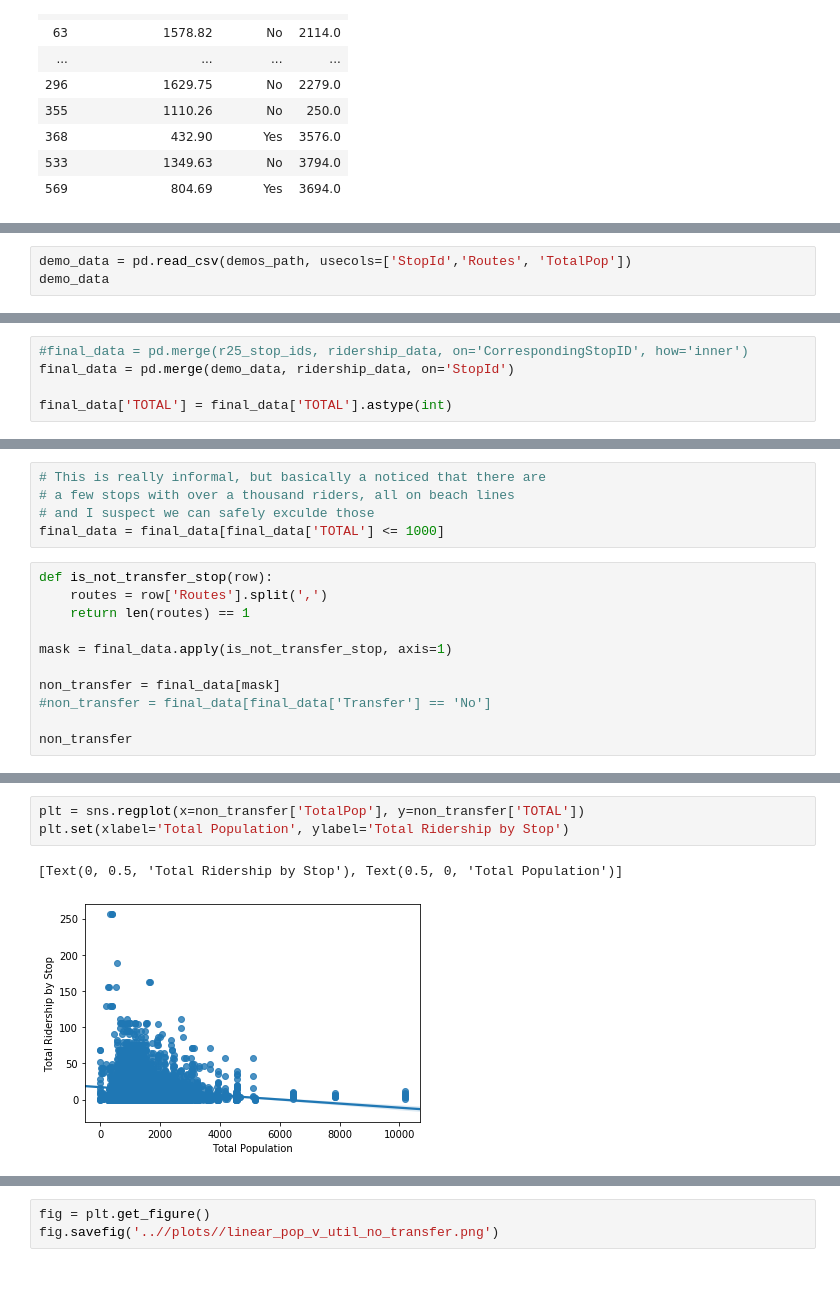
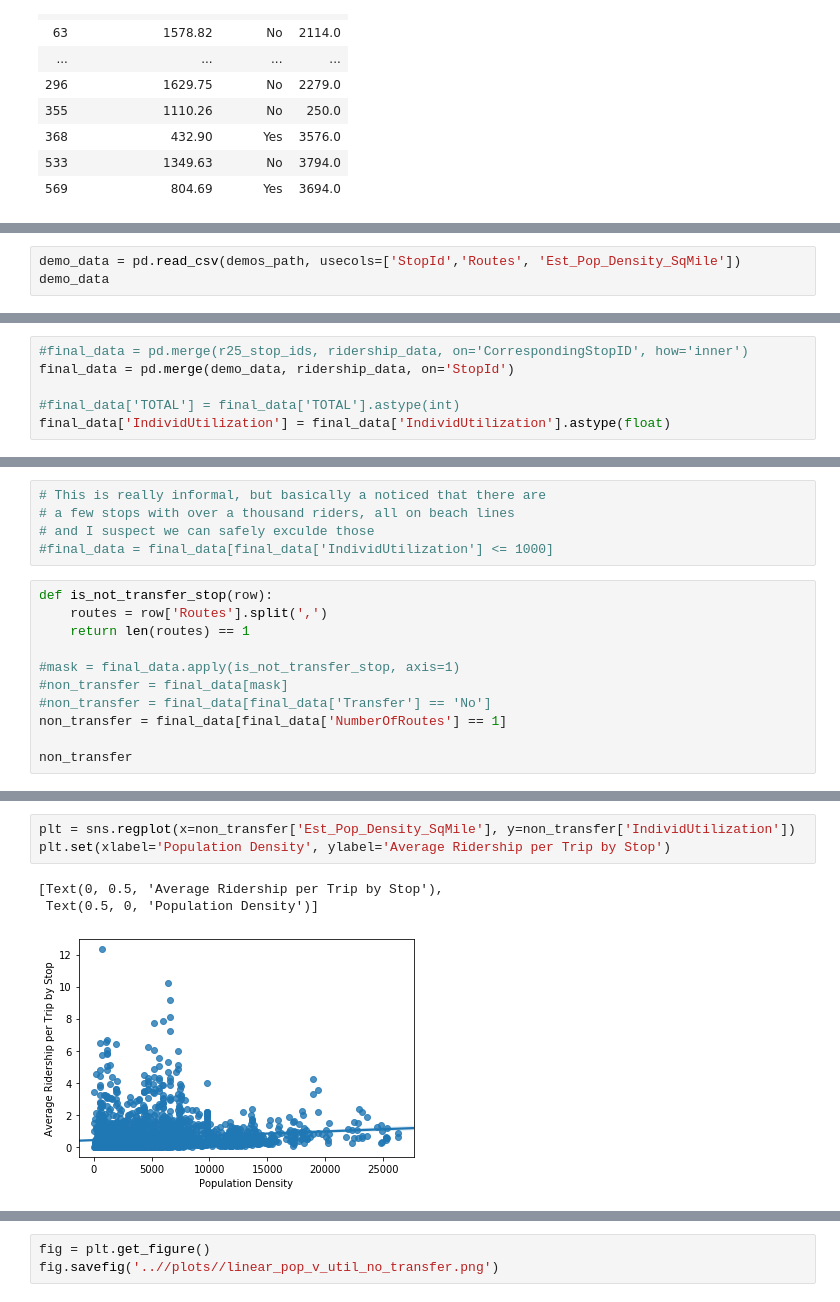
Before and after one commit to joy-kitson/bus-routes, a Jupyter notebook: src/util_v_pop_plot.ipynb, the cells around one changed output, grey strips where cells are left out. Cells and saved outputs as stored; diff of their text form.

Commit message:
switched to using average utilisation per trip

```diff
--- a/src/util_v_pop_plot.ipynb
+++ b/src/util_v_pop_plot.ipynb
@@ -51,4 +51,4 @@ ridership_data
 # %%
-demo_data = pd.read_csv(demos_path, usecols=['StopId','Routes', 'TotalPop'])
+demo_data = pd.read_csv(demos_path, usecols=['StopId','Routes', 'Est_Pop_Density_SqMile'])
 demo_data
 # %% [output]
@@ -69,7 +69,8 @@ demo_data
 #final_data = pd.merge(r25_stop_ids, ridership_data, on='CorrespondingStopID', how='inner')
 final_data = pd.merge(demo_data, ridership_data, on='StopId')
 
-final_data['TOTAL'] = final_data['TOTAL'].astype(int)
+#final_data['TOTAL'] = final_data['TOTAL'].astype(int)
+final_data['IndividUtilization'] = final_data['IndividUtilization'].astype(float)
 # %%
 final_data
 # %% [output]
@@ -90,16 +91,16 @@ final_data
 # This is really informal, but basically a noticed that there are
 # a few stops with over a thousand riders, all on beach lines
 # and I suspect we can safely exculde those
-final_data = final_data[final_data['TOTAL'] <= 1000]
+#final_data = final_data[final_data['IndividUtilization'] <= 1000]
 # %%
 def is_not_transfer_stop(row):
     routes = row['Routes'].split(',')
     return len(routes) == 1
 
-mask = final_data.apply(is_not_transfer_stop, axis=1)
-
-non_transfer = final_data[mask]
+#mask = final_data.apply(is_not_transfer_stop, axis=1)
+#non_transfer = final_data[mask]
 #non_transfer = final_data[final_data['Transfer'] == 'No']
+non_transfer = final_data[final_data['NumberOfRoutes'] == 1]
 
 non_transfer
 # %% [output]
@@ -119,7 +120,8 @@ non_transfer
 # %%
-plt = sns.regplot(x=non_transfer['TotalPop'], y=non_transfer['TOTAL'])
-plt.set(xlabel='Total Population', ylabel='Total Ridership by Stop')
+plt = sns.regplot(x=non_transfer['Est_Pop_Density_SqMile'], y=non_transfer['IndividUtilization'])
+plt.set(xlabel='Population Density', ylabel='Average Ridership per Trip by Stop')
 # %% [output]
-[Text(0, 0.5, 'Total Ridership by Stop'), Text(0.5, 0, 'Total Population')]
+[Text(0, 0.5, 'Average Ridership per Trip by Stop'),
+ Text(0.5, 0, 'Population Density')]
-[figure, old version]
+[figure, new version]
 # %%
```
Also changed, not shown: parts of 5 cells of this notebook, 3 other files.
